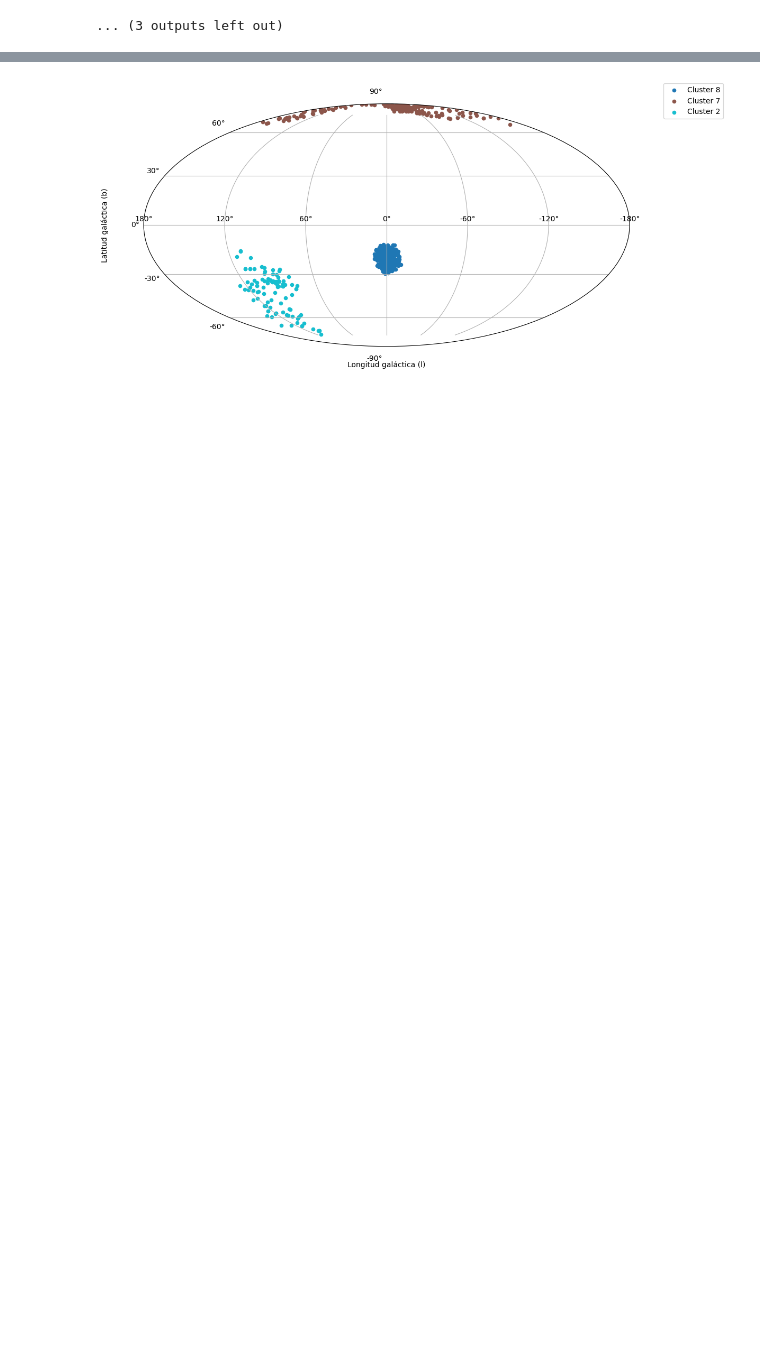
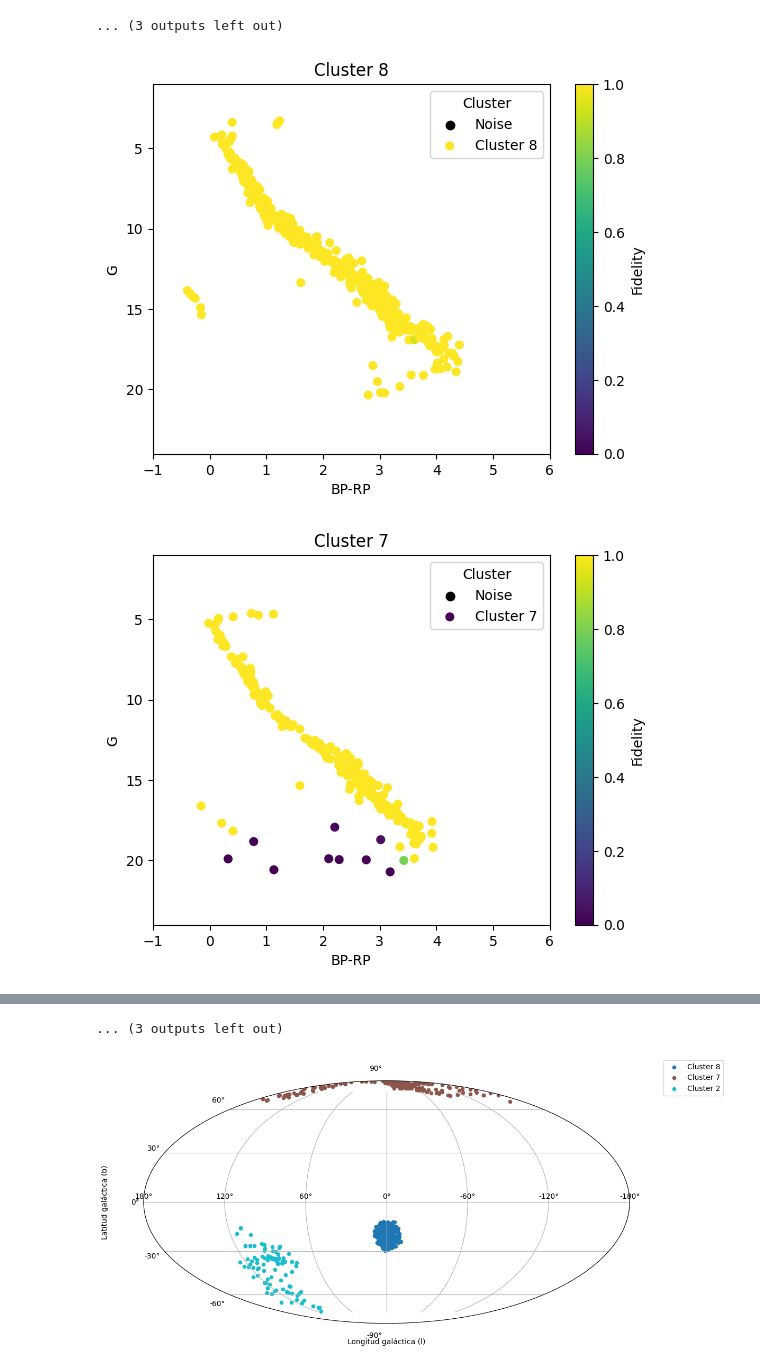
Before and after one commit to nicolasbojacarojas/clusterization_project, a Jupyter notebook: dev/analisis_completo_modularizado_5derr.ipynb, the cells around one changed output, grey strips where cells are left out. Cells and saved outputs as stored; diff of their text form; code cells hidden in the pictures; blank space fills up the shorter version.

Commit message:
actualizacion de las grafias junto con la adicion del fidelity

```diff
--- a/dev/analisis_completo_modularizado_5derr.ipynb
+++ b/dev/analisis_completo_modularizado_5derr.ipynb
@@ -14,5 +17,5 @@ from sklearn.metrics import r2_score, mean_squared_error
 # %%
-df = pd.read_csv("datos_resultados_modularizado/datos_clusterizados_todos_5derr.csv")
+df = pd.read_csv("C:\\Users\\nicob\\One Drive Uniandes\\OneDrive - Universidad de los Andes\\Doctorado\\proyecto\\clusterization_project\\data\\datos_resultados_modularizado\\datos_clusterizados_todos_5derr_spur.csv")
 df['division'] = df['coordenada_ra'].astype(str) + "_" + df['coordenada_dec'].astype(str)
 # Convertir paralaje a distancia en parsecs
 df['distance_pc'] = 1000 / df['parallax']  # pc
@@ -104,7 +107,7 @@ def r2_por_cluster_dataframe(df, cluster_col='cluster', x_col='b_v', y_col='phot
         }
 
         if calcular_rmse:
-            rmse = mean_squared_error(y, y_pred, squared=False)
+            rmse = mean_squared_error(y, y_pred)
             resultado_cluster[f'rmse_{y_col}_vs_{x_col}'] = rmse
 
         if calcular_residual_std:
@@ -295,3 +298,41 @@ for cluster in silhouette_por_cluster.sort_values(by=['metrica','silhouette_dist
 [figure]
 [figure]
 ... (3 outputs left out)
+# %%
+for cluster in silhouette_por_cluster.sort_values(by=['metrica','silhouette_distancia','silhouette','silhouette_movimientos','probabilidad'], ascending=[0,0,0,0,0]).head(15)['cluster'].values:
+    subset = dff[dff['cluster'] == cluster]
+
+    # Dibujar ruido en negro con alfa fijo
+    noise = dff[dff['cluster'] < 0]
+    plt.scatter(noise['bp_rp'], noise['phot_g_mean_mag'], color='k', label='Noise')
+
+    # Obtener la probabilidad y normalizarla si es necesario
+    prob = subset['fidelity_v2']
+    norm = mcolors.Normalize(vmin=0, vmax=1)
+    cmap = cm.viridis
+
+    # Crear scatter plot con color en función de la probabilidad
+    sc = plt.scatter(subset['bp_rp'], subset['phot_g_mean_mag'],
+                     c=prob,
+                     cmap=cmap,
+                     norm=norm,
+                     s=30,
+                     label=f'Cluster {cluster}')
+
+    plt.xlabel('BP-RP')
+    plt.ylabel('G')
+    plt.title(f'Cluster {cluster}')
+    plt.legend(title='Cluster')
+    plt.xlim(-1,6)
+    plt.ylim(1,24)
+    plt.gca().invert_yaxis()
+
+    # Agregar barra de color
+    cbar = plt.colorbar(sc)
+    cbar.set_label('Fidelity')
+
+    # plt.savefig(f"ruta_imagenes_evolucion/diagramas_cm/diagrama_cluster_{cluster}.png")
+    plt.show()
+# %% [output]
+[figure, added]
+[figure, added]
@@ -298,3 +349,4 @@ for cluster in silhouette_por_cluster.sort_values(by=['metrica','silhouette_dist
+... (3 outputs left out)
 # %%
 # graficar en latitud y longitud galactiva
 # %%
```
Also changed, not shown: parts of 8 cells of this notebook, 1 other file.
